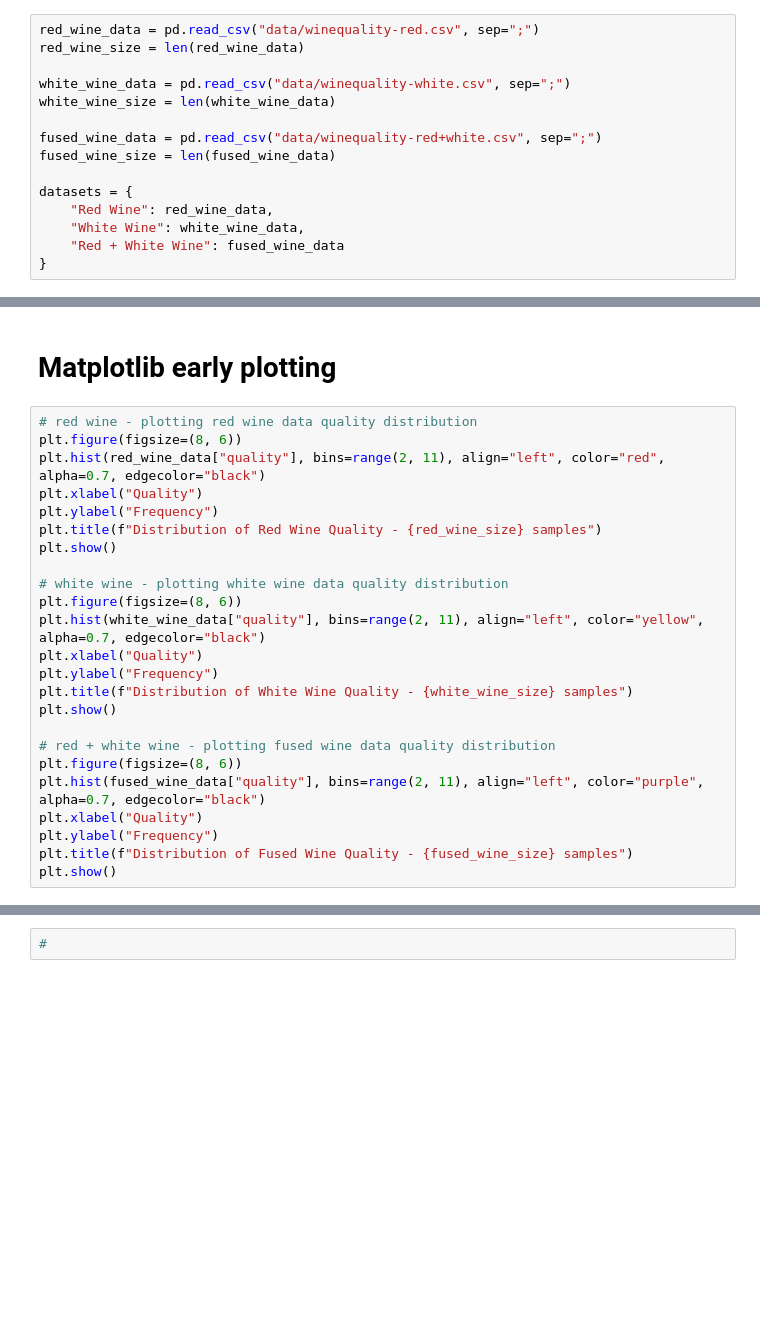
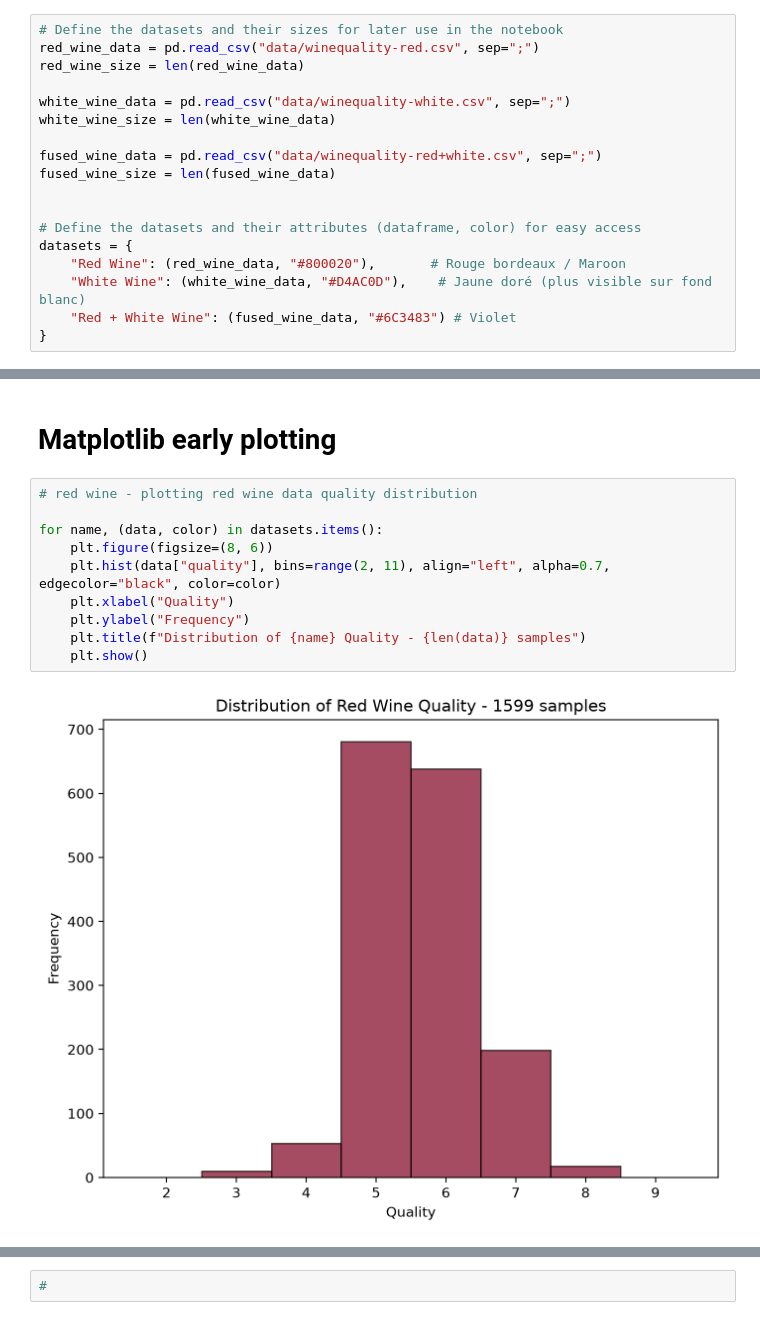
Before and after one commit to Alexandre-Mariotte/AM6020_SVM_Project, a Jupyter notebook: SVM_project.ipynb, the cells around one changed output, grey strips where cells are left out. Drawn from its saved outputs; the diff is of its cells as text; blank space fills up the shorter version.

Commit message:
add coloring for the dataset

```diff
--- a/SVM_project.ipynb
+++ b/SVM_project.ipynb
@@ -150,6 +150,7 @@ def fuse_wine_datasets(red_wine_path = "data/winequality-red.csv",
 if not os.path.exists("data/winequality-red+white.csv"):
     fuse_wine_datasets()
 # %%
+# Define the datasets and their sizes for later use in the notebook
 red_wine_data = pd.read_csv("data/winequality-red.csv", sep=";")
 red_wine_size = len(red_wine_data)
 
@@ -159,10 +160,12 @@ white_wine_size = len(white_wine_data)
 fused_wine_data = pd.read_csv("data/winequality-red+white.csv", sep=";")
 fused_wine_size = len(fused_wine_data)
 
+
+# Define the datasets and their attributes (dataframe, color) for easy access
 datasets = {
-    "Red Wine": red_wine_data,
-    "White Wine": white_wine_data,
-    "Red + White Wine": fused_wine_data
+    "Red Wine": (red_wine_data, "#800020"),       # Rouge bordeaux / Maroon
+    "White Wine": (white_wine_data, "#D4AC0D"),    # Jaune doré (plus visible sur fond blanc)
+    "Red + White Wine": (fused_wine_data, "#6C3483") # Violet
 }
 # %%
 for name, data in datasets.items():
@@ -186,25 +181,13 @@ Columns : fixed_acidity, volatile_acidity, citric_acid, residual_sugar, chloride
 # Matplotlib early plotting
 # %%
 # red wine - plotting red wine data quality distribution
-plt.figure(figsize=(8, 6))
-plt.hist(red_wine_data["quality"], bins=range(2, 11), align="left", color="red", alpha=0.7, edgecolor="black")
-plt.xlabel("Quality")
-plt.ylabel("Frequency")
-plt.title(f"Distribution of Red Wine Quality - {red_wine_size} samples")
-plt.show()
 
-# white wine - plotting white wine data quality distribution
-plt.figure(figsize=(8, 6))
-plt.hist(white_wine_data["quality"], bins=range(2, 11), align="left", color="yellow", alpha=0.7, edgecolor="black")
-plt.xlabel("Quality")
-plt.ylabel("Frequency")
-plt.title(f"Distribution of White Wine Quality - {white_wine_size} samples")
-plt.show()
-
-# red + white wine - plotting fused wine data quality distribution
-plt.figure(figsize=(8, 6))
-plt.hist(fused_wine_data["quality"], bins=range(2, 11), align="left", color="purple", alpha=0.7, edgecolor="black")
-plt.xlabel("Quality")
-plt.ylabel("Frequency")
-plt.title(f"Distribution of Fused Wine Quality - {fused_wine_size} samples")
-plt.show()
+for name, (data, color) in datasets.items():
+    plt.figure(figsize=(8, 6))
+    plt.hist(data["quality"], bins=range(2, 11), align="left", alpha=0.7, edgecolor="black", color=color)
+    plt.xlabel("Quality")
+    plt.ylabel("Frequency")
+    plt.title(f"Distribution of {name} Quality - {len(data)} samples")
+    plt.show()
+# %% [output]
+[figure, added]
```
Also changed, not shown: parts of 3 cells of this notebook.
